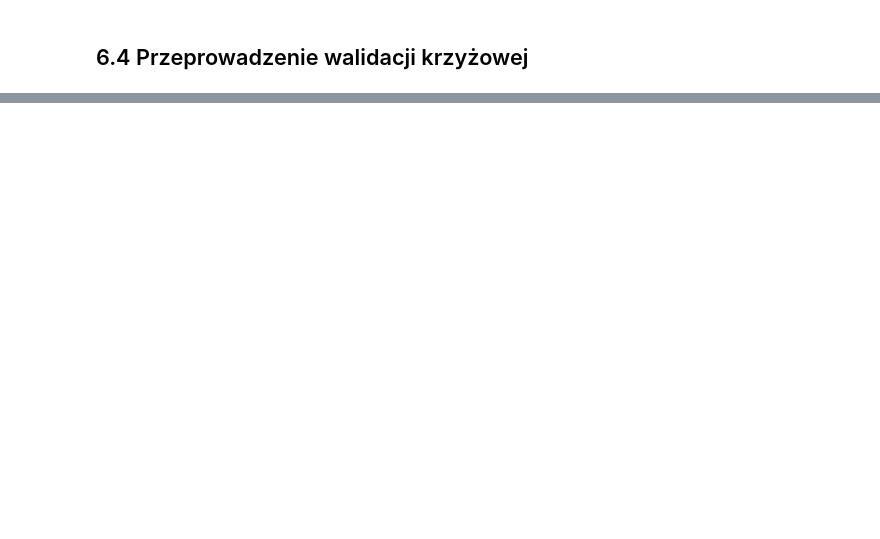
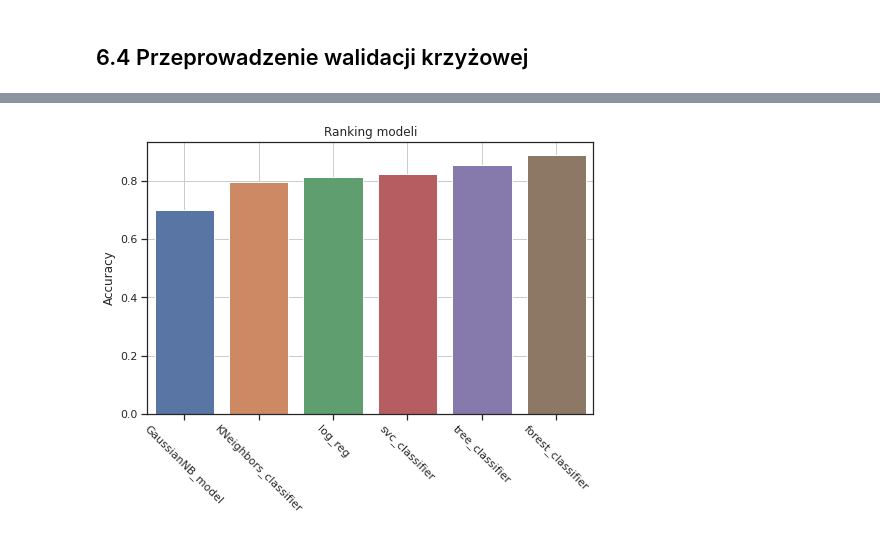
Before and after one commit to ArminD93/KeplerExoplanetSearchResults, a Jupyter notebook: KeplerExoplanetSearchResults.ipynb, the cells around one changed output, grey strips where cells are left out. Cells and saved outputs as stored; diff of their text form; code cells hidden in the pictures; blank space fills up the shorter version.

Commit message:
Wizualizacja rankingu dokładności modeli

```diff
--- a/KeplerExoplanetSearchResults.ipynb
+++ b/KeplerExoplanetSearchResults.ipynb
@@ -905,0 +888,3 @@ crossVal.Create_cross_val_df()
+# %%
+models_acc_df = crossVal.Create_cross_val_df()
+models_acc_df
@@ -916,3 +918,6 @@ crossVal.titleList
 crossVal.Create_barplots()
 # %% [output]
 [interactive output not drawn]
+# %%
+model_ranking = pd.DataFrame({'Accuracy' : models_acc_df.mean().sort_values()})
+model_ranking
@@ -918,0 +932,11 @@ crossVal.Create_barplots()
+# %%
+plt.figure(figsize=(8, 5))
+
+g = sns.barplot(data=model_ranking, x=model_ranking.index, y='Accuracy')
+g.set(title='Ranking modeli')
+g.set_xticklabels( g.get_xticklabels(), rotation=-45 )
+
+plt.grid()
+plt.show()
+# %% [output]
+[figure, added]
```
Also changed, not shown: parts of 22 cells of this notebook.
